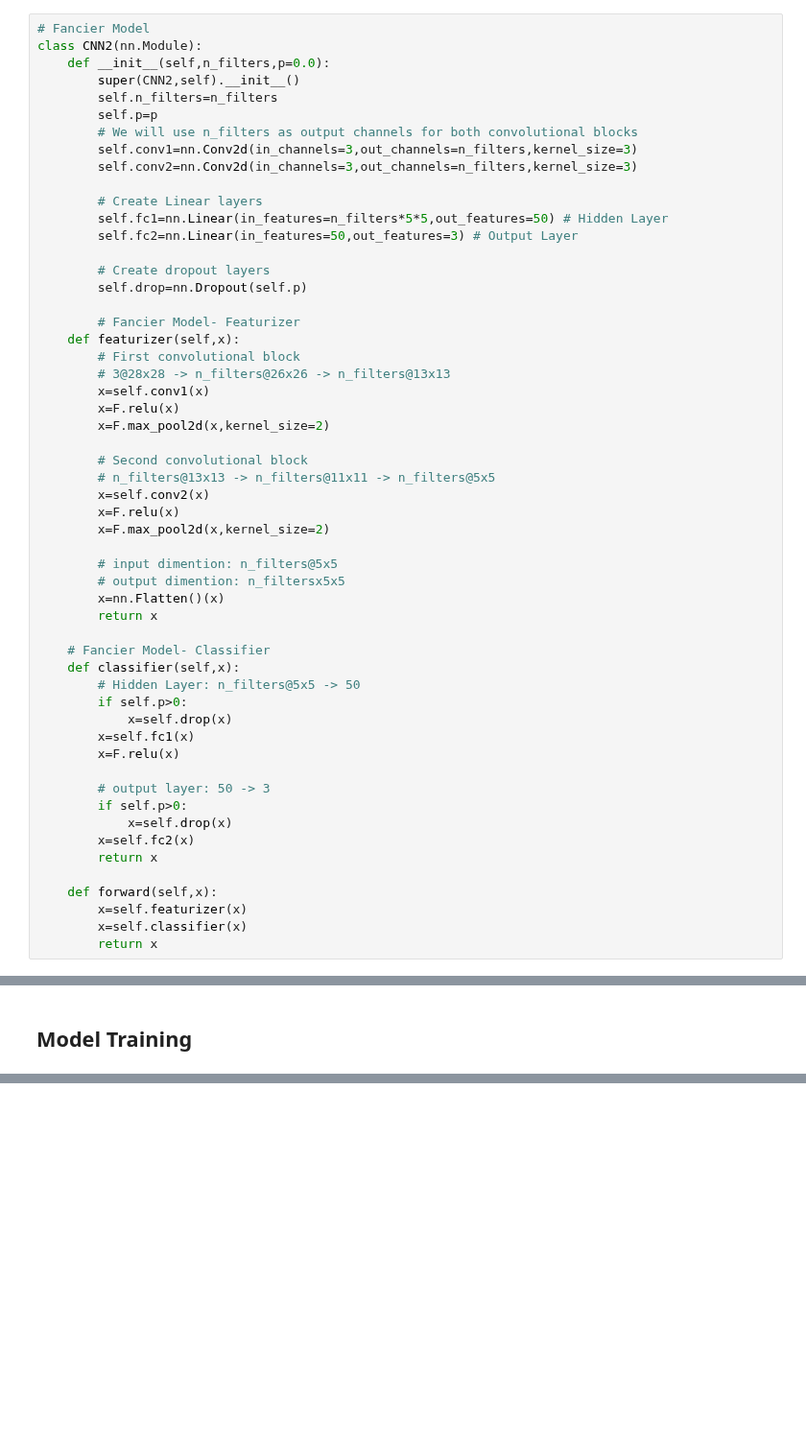
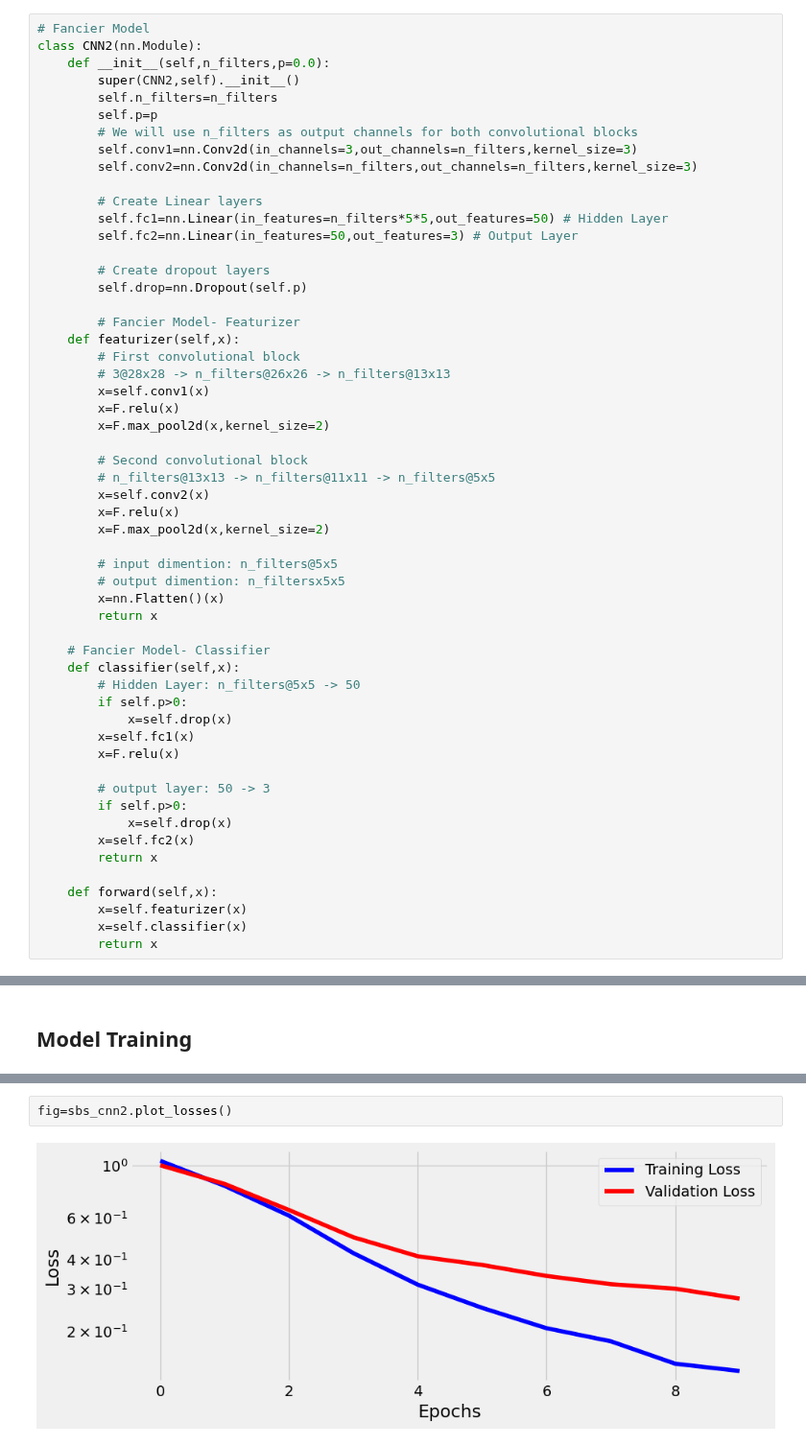
Before and after one commit to Anushkach/Deep-Learning, a Jupyter notebook: Deep Learning with Pytorch/Chapter 6.ipynb, the cells around one changed output, grey strips where cells are left out. Shown at 96% size. Saved outputs shown, nothing was run; the diff lists cells and outputs as text; blank space fills up the shorter version.

```diff
--- a/Deep Learning with Pytorch/Chapter 6.ipynb
+++ b/Deep Learning with Pytorch/Chapter 6.ipynb
@@ -153,7 +153,7 @@ class CNN2(nn.Module):
         self.p=p
         # We will use n_filters as output channels for both convolutional blocks
         self.conv1=nn.Conv2d(in_channels=3,out_channels=n_filters,kernel_size=3)
-        self.conv2=nn.Conv2d(in_channels=3,out_channels=n_filters,kernel_size=3)
+        self.conv2=nn.Conv2d(in_channels=n_filters,out_channels=n_filters,kernel_size=3)
 
         # Create Linear layers
         self.fc1=nn.Linear(in_features=n_filters*5*5,out_features=50) # Hidden Layer
@@ -343,0 +334,4 @@ RuntimeError: Given groups=1, weight of size [5, 3, 3, 3], expected input[16, 5,
+# %%
+fig=sbs_cnn2.plot_losses()
+# %% [output]
+[figure, added]
```
Also changed, not shown: parts of 37 cells of this notebook.
